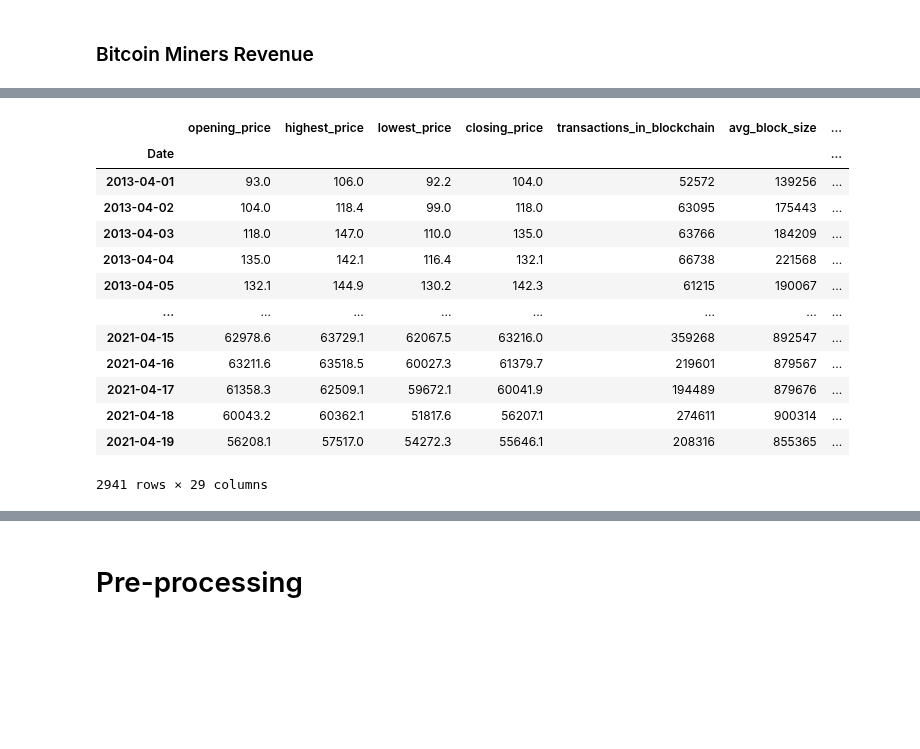
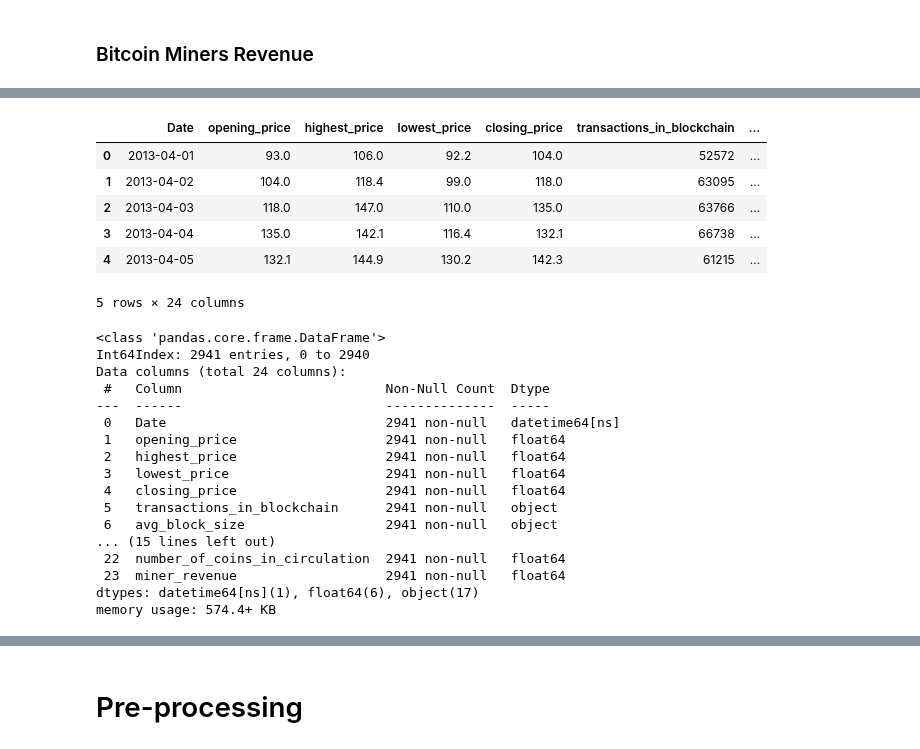
Before and after one commit to rafaelbrutti/MVA, a Jupyter notebook: ML - Time Series/Time-series forecasting of Bitcoin Prices/project.ipynb, the cells around one changed output, grey strips where cells are left out. Drawn from its saved outputs; the diff is of its cells as text; code cells hidden in the pictures; blank space fills up the shorter version.

```diff
--- a/ML - Time Series/Time-series forecasting of Bitcoin Prices/project.ipynb
+++ b/ML - Time Series/Time-series forecasting of Bitcoin Prices/project.ipynb
@@ -362,17 +335,0 @@ final_df
-# %%
-final_df.set_index("Date")
-# %% [output]
-|  | opening_price | highest_price | lowest_price | closing_price | transactions_in_blockchain | avg_block_size | ... |
-| Date |  |  |  |  |  |  | ... |
-| 2013-04-01 | 93.0 | 106.0 | 92.2 | 104.0 | 52572 | 139256 | ... |
-| 2013-04-02 | 104.0 | 118.4 | 99.0 | 118.0 | 63095 | 175443 | ... |
-| 2013-04-03 | 118.0 | 147.0 | 110.0 | 135.0 | 63766 | 184209 | ... |
-| 2013-04-04 | 135.0 | 142.1 | 116.4 | 132.1 | 66738 | 221568 | ... |
-| 2013-04-05 | 132.1 | 144.9 | 130.2 | 142.3 | 61215 | 190067 | ... |
-| ... | ... | ... | ... | ... | ... | ... | ... |
-| 2021-04-15 | 62978.6 | 63729.1 | 62067.5 | 63216.0 | 359268 | 892547 | ... |
-| 2021-04-16 | 63211.6 | 63518.5 | 60027.3 | 61379.7 | 219601 | 879567 | ... |
-| 2021-04-17 | 61358.3 | 62509.1 | 59672.1 | 60041.9 | 194489 | 879676 | ... |
-| 2021-04-18 | 60043.2 | 60362.1 | 51817.6 | 56207.1 | 274611 | 900314 | ... |
-| 2021-04-19 | 56208.1 | 57517.0 | 54272.3 | 55646.1 | 208316 | 855365 | ... |
-2941 rows × 29 columns
@@ -378,0 +338,30 @@ final_df.set_index("Date")
+# %%
+final_df.head()
+# %% [output]
+|  | Date | opening_price | highest_price | lowest_price | closing_price | transactions_in_blockchain | ... |
+| 0 | 2013-04-01 | 93.0 | 106.0 | 92.2 | 104.0 | 52572 | ... |
+| 1 | 2013-04-02 | 104.0 | 118.4 | 99.0 | 118.0 | 63095 | ... |
+| 2 | 2013-04-03 | 118.0 | 147.0 | 110.0 | 135.0 | 63766 | ... |
+| 3 | 2013-04-04 | 135.0 | 142.1 | 116.4 | 132.1 | 66738 | ... |
+| 4 | 2013-04-05 | 132.1 | 144.9 | 130.2 | 142.3 | 61215 | ... |
+5 rows × 24 columns
+# %%
+final_df.info()
+# %% [output]
+<class 'pandas.core.frame.DataFrame'>
+Int64Index: 2941 entries, 0 to 2940
+Data columns (total 24 columns):
+ #   Column                          Non-Null Count  Dtype
+---  ------                          --------------  -----
+ 0   Date                            2941 non-null   datetime64[ns]
+ 1   opening_price                   2941 non-null   float64
+ 2   highest_price                   2941 non-null   float64
+ 3   lowest_price                    2941 non-null   float64
+ 4   closing_price                   2941 non-null   float64
+ 5   transactions_in_blockchain      2941 non-null   object
+ 6   avg_block_size                  2941 non-null   object
+... (15 lines left out)
+ 22  number_of_coins_in_circulation  2941 non-null   float64
+ 23  miner_revenue                   2941 non-null   float64
+dtypes: datetime64[ns](1), float64(6), object(17)
+memory usage: 574.4+ KB
```
Also changed, not shown: parts of 28 cells of this notebook.
